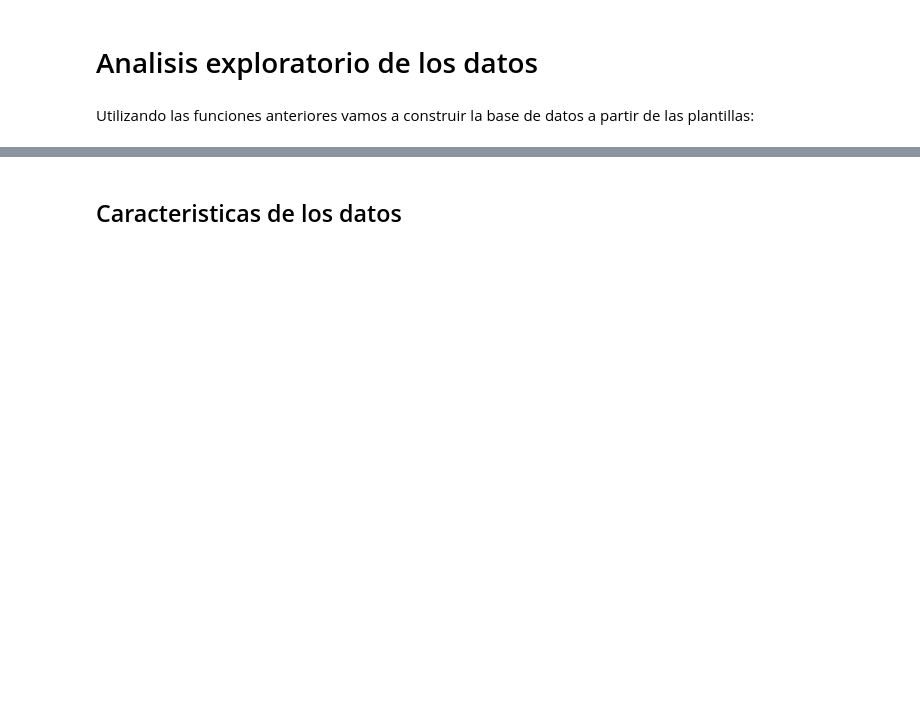
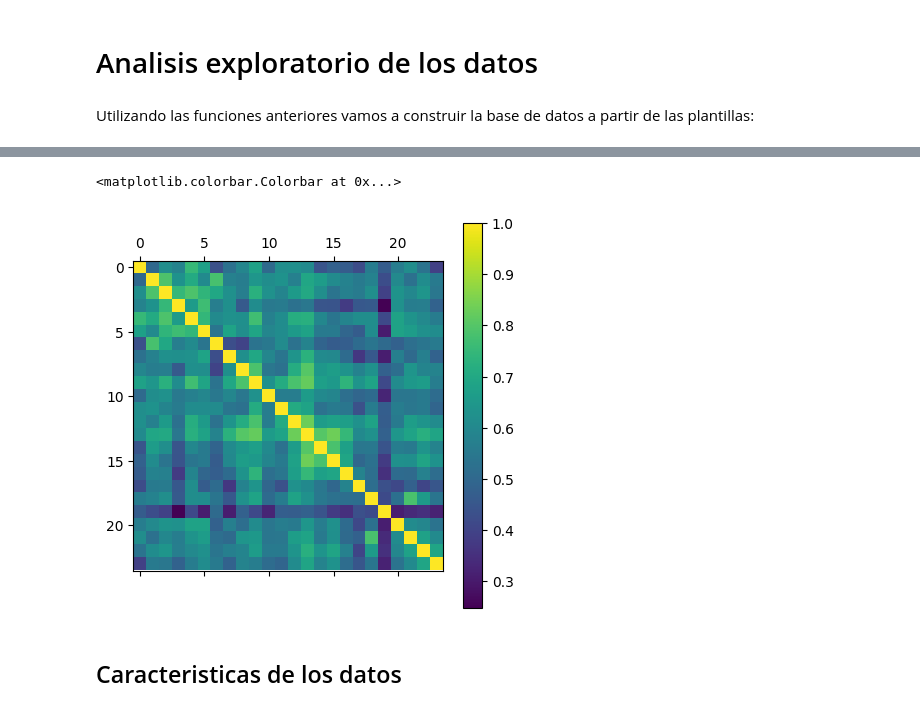
Before and after one commit to FeD7791/ISRA_project, a Jupyter notebook: project.ipynb, the cells around one changed output, grey strips where cells are left out. Saved outputs shown, nothing was run; the diff lists cells and outputs as text; code cells hidden in the pictures; blank space fills up the shorter version.

```diff
--- a/project.ipynb
+++ b/project.ipynb
@@ -30,3 +40,10 @@ Problen with value: 0089
+# %%
+fig,ax = plt.subplots(1,1,figsize=(5,5))
+cax = ax.matshow(final_df[['C1','C2','C3','C4','C5','C6','C7','F1','F2','F3','F4','F5','F6','F7','F8','F9','F10','M1','M2','M3','M4','M5','M6','M7']].corr())
+fig.colorbar(cax)
+# %% [output]
+<matplotlib.colorbar.Colorbar at 0x...>
+[figure, added]
 # %% [markdown]
 ## Caracteristicas de los datos
 # %%
```
Also changed, not shown: parts of 5 cells of this notebook.
